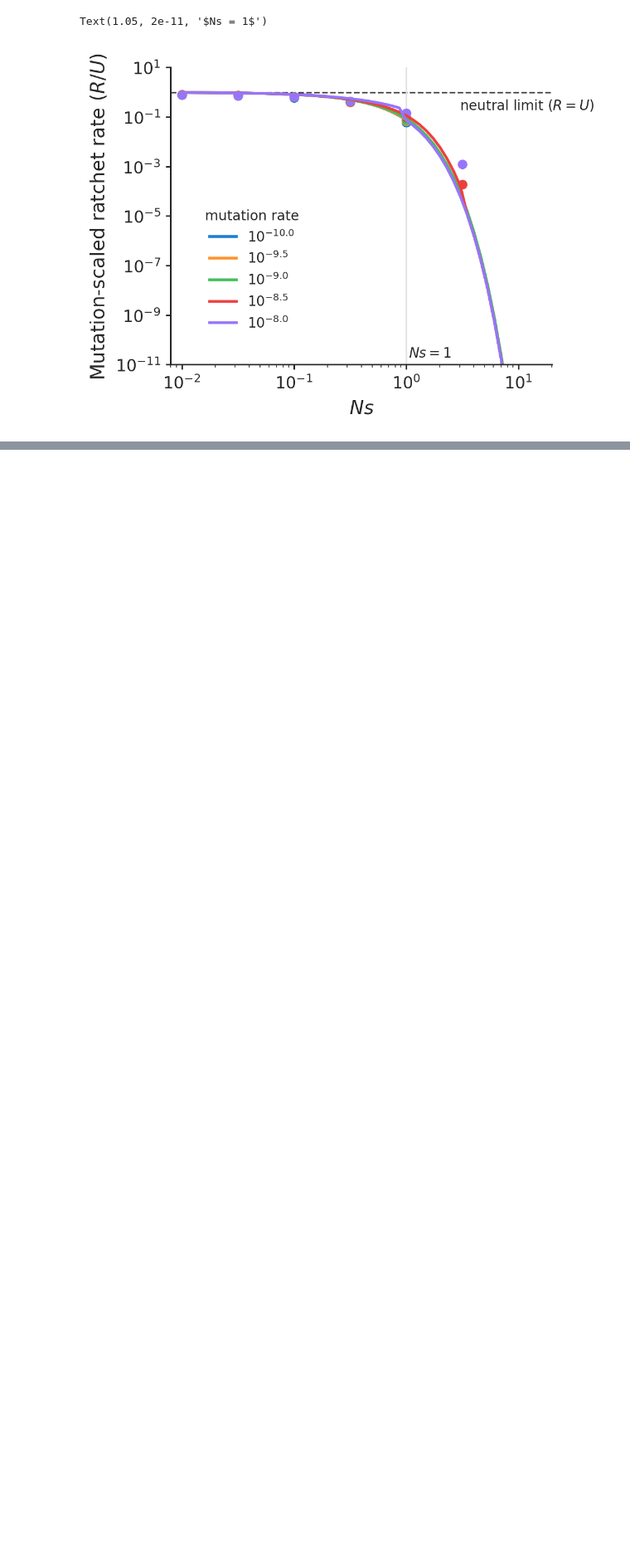
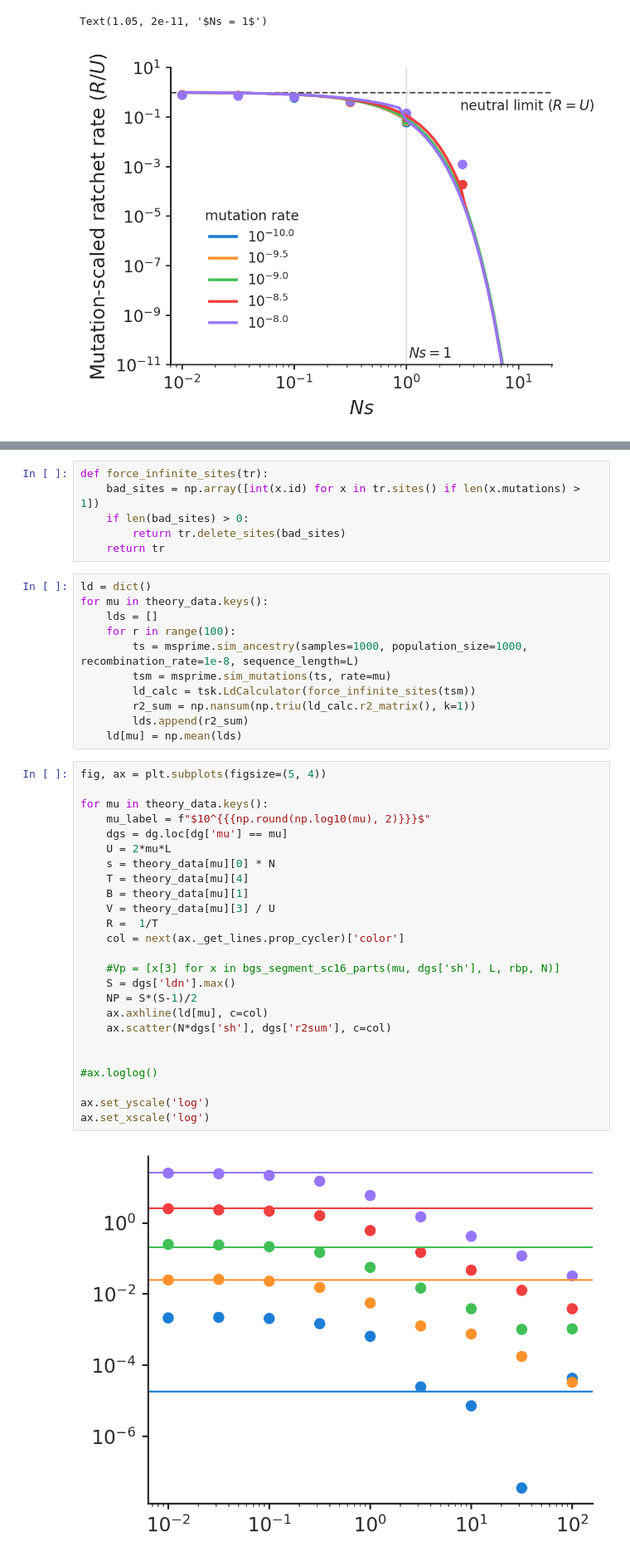
Before and after one commit to vsbuffalo/bprime, a Jupyter notebook: notebooks/region_simulations.ipynb, the cells around one changed output, grey strips where cells are left out. Shown at 83% size. Cells and saved outputs as stored; diff of their text form; blank space fills up the shorter version.

```diff
--- a/notebooks/region_simulations.ipynb
+++ b/notebooks/region_simulations.ipynb
@@ -473,0 +465,44 @@ Text(1.05, 2e-11, '$Ns = 1$')
+# %%
+def force_infinite_sites(tr):
+    bad_sites = np.array([int(x.id) for x in tr.sites() if len(x.mutations) > 1])
+    if len(bad_sites) > 0:
+        return tr.delete_sites(bad_sites)
+    return tr
+# %%
+ld = dict()
+for mu in theory_data.keys():
+    lds = []
+    for r in range(100):
+        ts = msprime.sim_ancestry(samples=1000, population_size=1000, recombination_rate=1e-8, sequence_length=L)
+        tsm = msprime.sim_mutations(ts, rate=mu)
+        ld_calc = tsk.LdCalculator(force_infinite_sites(tsm))
+        r2_sum = np.nansum(np.triu(ld_calc.r2_matrix(), k=1))
+        lds.append(r2_sum)
+    ld[mu] = np.mean(lds)
+# %%
+fig, ax = plt.subplots(figsize=(5, 4))
+
+for mu in theory_data.keys():
+    mu_label = f"$10^{{{np.round(np.log10(mu), 2)}}}$"
+    dgs = dg.loc[dg['mu'] == mu]
+    U = 2*mu*L
+    s = theory_data[mu][0] * N
+    T = theory_data[mu][4]
+    B = theory_data[mu][1]
+    V = theory_data[mu][3] / U
+    R =  1/T
+    col = next(ax._get_lines.prop_cycler)['color']
+
+    #Vp = [x[3] for x in bgs_segment_sc16_parts(mu, dgs['sh'], L, rbp, N)]
+    S = dgs['ldn'].max()
+    NP = S*(S-1)/2
+    ax.axhline(ld[mu], c=col)
+    ax.scatter(N*dgs['sh'], dgs['r2sum'], c=col)
+
+
+#ax.loglog()
+
+ax.set_yscale('log')
+ax.set_xscale('log')
+# %% [output]
+[figure, added]
```
Also changed, not shown: parts of 18 cells of this notebook.
